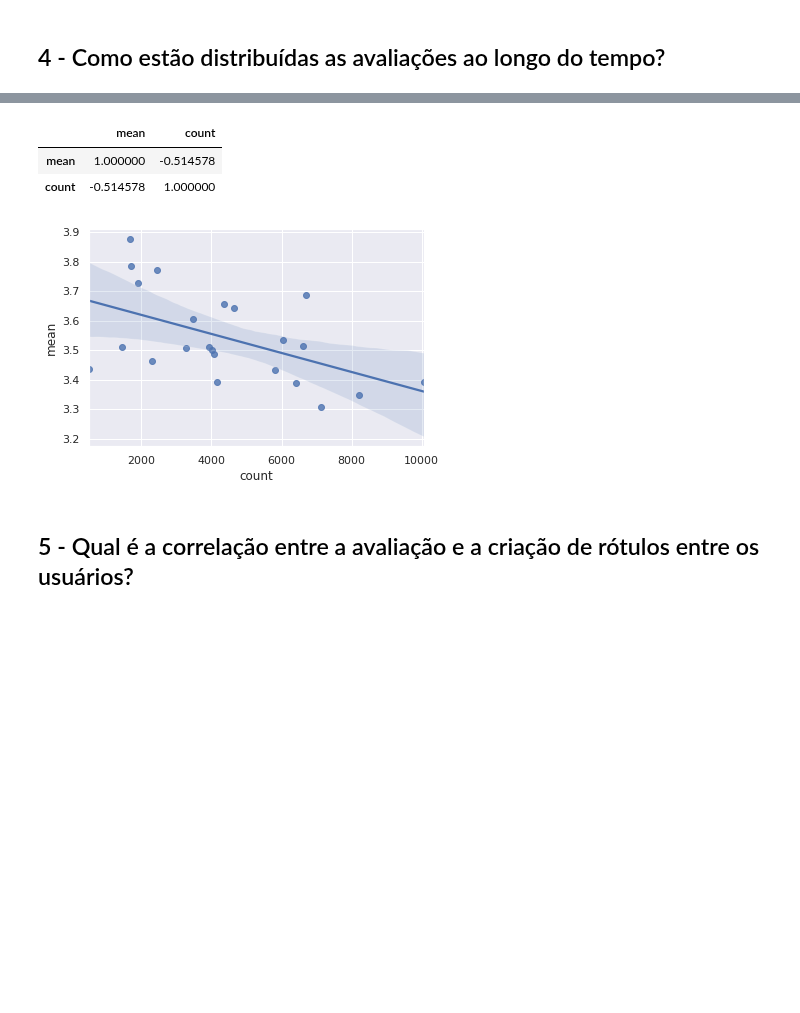
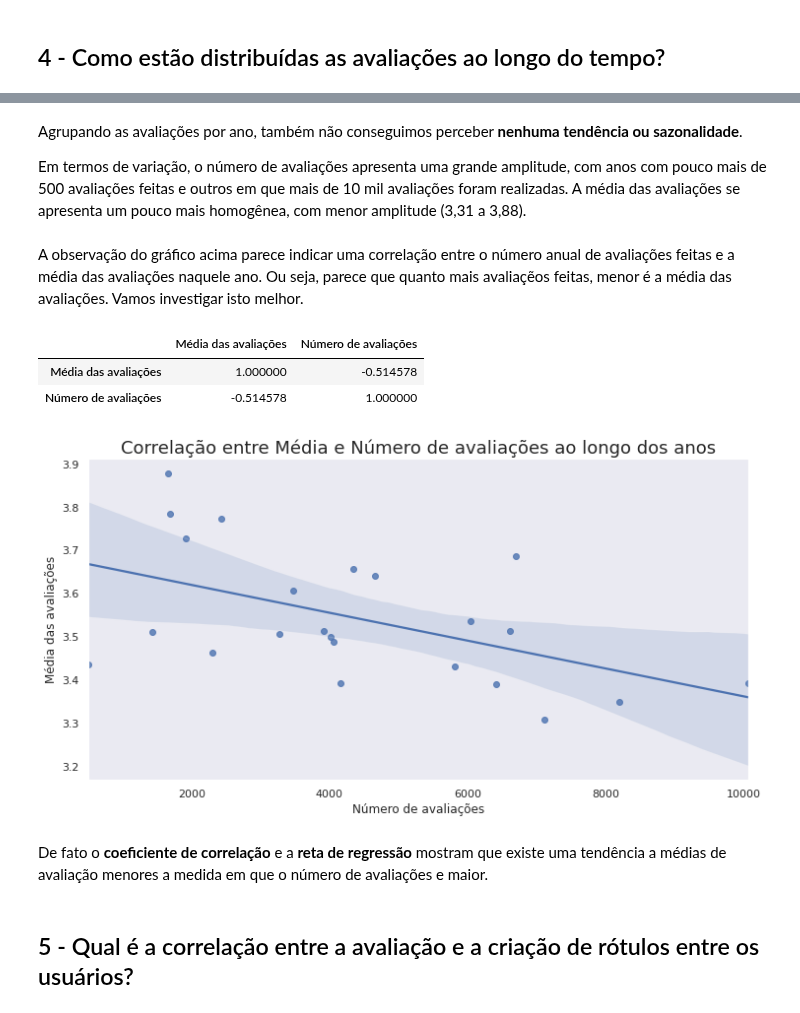
Before and after one commit to dieguim-ifsp-posCD/D1AED, a Jupyter notebook: avaliacoes/20210513-avaliacao01/AED-movie-lens-small.ipynb, the cells around one changed output, grey strips where cells are left out. Cells and saved outputs as stored; diff of their text form; code cells hidden in the pictures; blank space fills up the shorter version.

```diff
--- a/avaliacoes/20210513-avaliacao01/AED-movie-lens-small.ipynb
+++ b/avaliacoes/20210513-avaliacao01/AED-movie-lens-small.ipynb
@@ -1031,0 +1031,5 @@ plt.show()
+# %%
+# Número de avaliações e média das avaliações por ano
+ratings_timestamp = ratings_df.groupby(pd.Grouper(key='timestamp',freq='Y')).agg({'rating': ['mean','count']})
+ratings_timestamp.columns = ['Média das avaliações', 'Número de avaliações']
+ratings_timestamp.describe().round(2)
@@ -1032,15 +1067,27 @@ plt.show()
+# %% [markdown]
+Agrupando as avaliações por ano, também não conseguimos perceber **nenhuma tendência ou sazonalidade**.
+
+Em termos de variação, o número de avaliações apresenta uma grande amplitude, com anos com pouco mais de 500 avaliações feitas e outros em que mais de 10 mil avaliações foram realizadas. A média das avaliações se apresenta um pouco mais homogênea, com menor amplitude (3,31 a 3,88).
+# %% [markdown]
+A observação do gráfico acima parece indicar uma correlação entre o número anual de avaliações feitas e a média das avaliações naquele ano. Ou seja, parece que quanto mais avaliaçẽos feitas, menor é a média das avaliações. Vamos investigar isto melhor.
 # %%
 ratings_timestamp.corr()
 # %% [output]
-|  | mean | count |
-| mean | 1.000000 | -0.514578 |
-| count | -0.514578 | 1.000000 |
+|  | Média das avaliações | Número de avaliações |
+| Média das avaliações | 1.000000 | -0.514578 |
+| Número de avaliações | -0.514578 | 1.000000 |
 # %%
-sns.regplot(data=ratings_timestamp, x='count', y='mean')
+plt.figure(figsize=(12,6))
 
+sns.regplot(data=ratings_timestamp, x='Número de avaliações', y='Média das avaliações')
+
+plt.title('Correlação entre Média e Número de avaliações ao longo dos anos', fontsize=18)
+plt.grid(False)
 plt.show()
 # %% [output]
-[figure, old version]
+[figure, new version]
+# %% [markdown]
+De fato o **coeficiente de correlação** e a **reta de regressão** mostram que existe uma tendência a médias de avaliação menores a medida em que o número de avaliações e maior.
 # %% [markdown]
 ## 5 - Qual é a correlação entre a avaliação e a criação de rótulos entre os usuários?
 # %%
```
Also changed, not shown: parts of 11 cells of this notebook.
